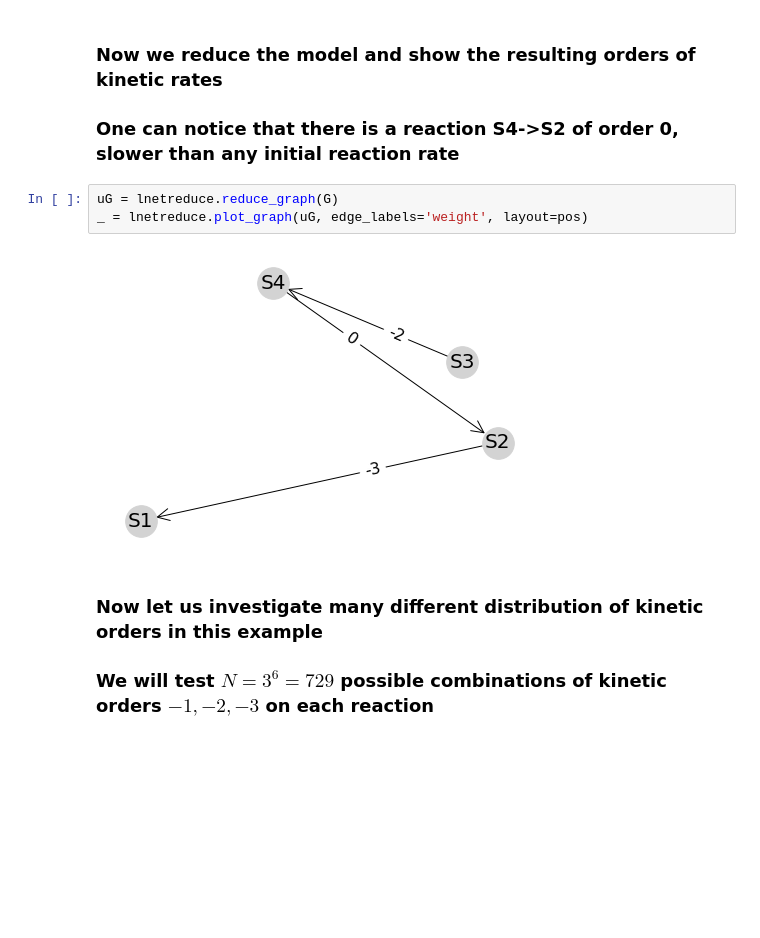
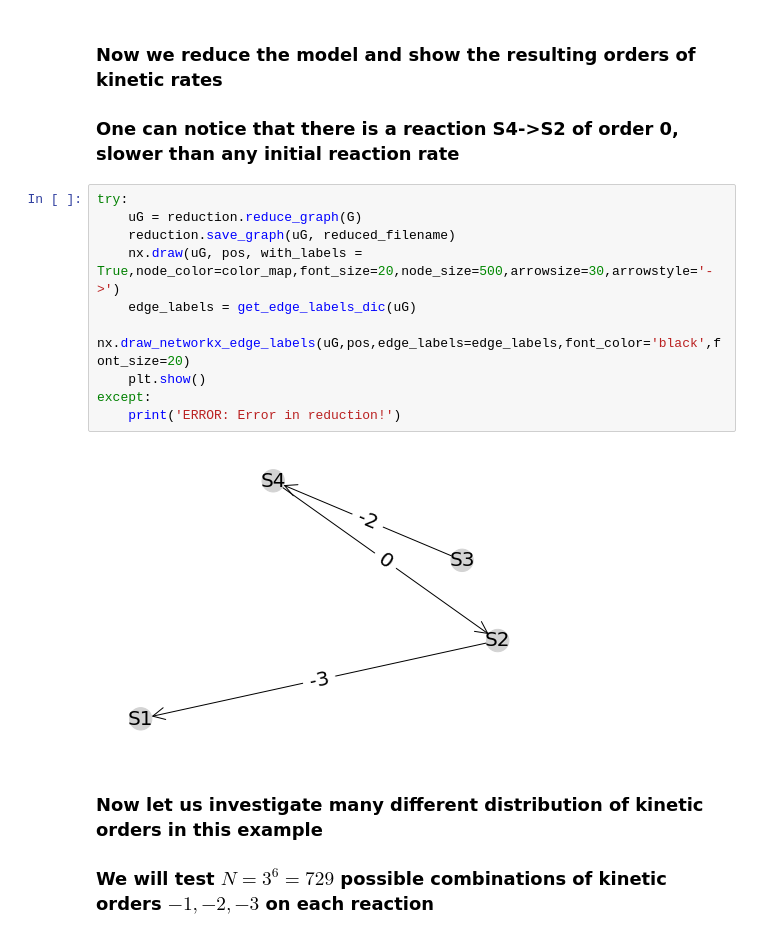
Before and after one commit to oradules/LNetReduce, a Jupyter notebook: Example_Petrov_paper.ipynb, the cells around one changed output. Saved outputs shown, nothing was run; the diff lists cells and outputs as text; blank space fills up the shorter version.

```diff
--- a/Example_Petrov_paper.ipynb
+++ b/Example_Petrov_paper.ipynb
@@ -21,11 +77,18 @@ pos = lnetreduce.plot_graph(G, curve=True, edge_labels='weight')
 # %% [markdown]
 ### Now we reduce the model and show the resulting orders of kinetic rates
 ### One can notice that there is a reaction S4->S2 of order 0, slower than any initial reaction rate
-# %%
-uG = lnetreduce.reduce_graph(G)
-_ = lnetreduce.plot_graph(uG, edge_labels='weight', layout=pos)
-# %% [output]
-[figure, removed]
+# %%
+try:
+    uG = reduction.reduce_graph(G)
+    reduction.save_graph(uG, reduced_filename)
+    nx.draw(uG, pos, with_labels = True,node_color=color_map,font_size=20,node_size=500,arrowsize=30,arrowstyle='->')
+    edge_labels = get_edge_labels_dic(uG)
+    nx.draw_networkx_edge_labels(uG,pos,edge_labels=edge_labels,font_color='black',font_size=20)
+    plt.show()
+except:
+    print('ERROR: Error in reduction!')
+# %% [output]
+[figure, added]
 # %% [markdown]
 ### Now let us investigate many different distribution of kinetic orders in this example
 ### We will test $N=3^6=729$ possible combinations of kinetic orders $-1,-2,-3$ on each reaction
```
Also changed, not shown: parts of 8 cells of this notebook.
